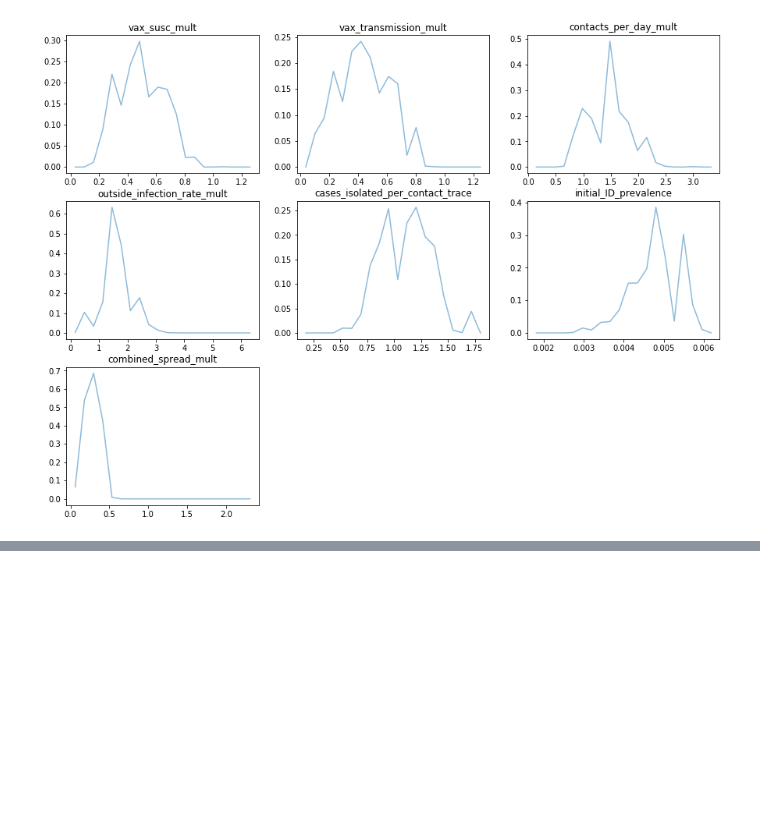
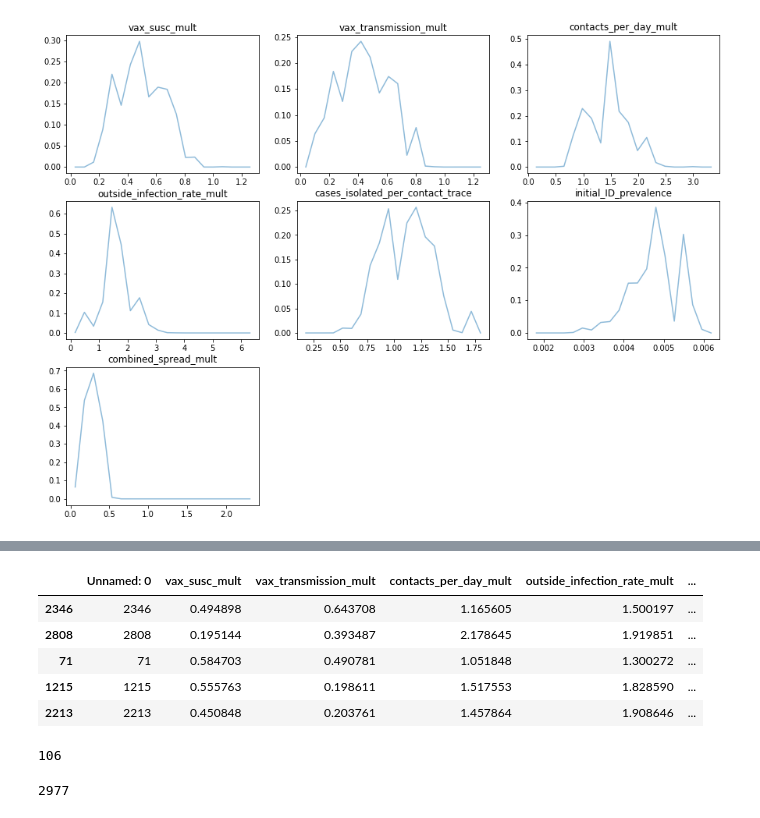
Before and after one commit to peter-i-frazier/group-testing, a Jupyter notebook: notebooks/vax_sims/fall_2021_data_analysis_v4_log_normal_likelihoods.ipynb, the cells around one changed output, grey strips where cells are left out. Saved outputs shown, nothing was run; the diff lists cells and outputs as text; code cells hidden in the pictures; blank space fills up the shorter version.

Commit message:
add code updates for posterior analysis from last week

```diff
--- a/notebooks/vax_sims/fall_2021_data_analysis_v4_log_normal_likelihoods.ipynb
+++ b/notebooks/vax_sims/fall_2021_data_analysis_v4_log_normal_likelihoods.ipynb
@@ -387,0 +405,16 @@ for idx, param in enumerate(UNCERTAINTY_PARAMS[:-2] + ['combined_spread_mult']):
+# %%
+from launch_fall_2021_posterior_sims_whale import load_posterior_df
+best_points_df = load_posterior_df()
+best_points_df.head()
+# %% [output]
+|  | Unnamed: 0 | vax_susc_mult | vax_transmission_mult | contacts_per_day_mult | outside_infection_rate_mult | ... |
+| 2346 | 2346 | 0.494898 | 0.643708 | 1.165605 | 1.500197 | ... |
+| 2808 | 2808 | 0.195144 | 0.393487 | 2.178645 | 1.919851 | ... |
+| 71 | 71 | 0.584703 | 0.490781 | 1.051848 | 1.300272 | ... |
+| 1215 | 1215 | 0.555763 | 0.198611 | 1.517553 | 1.828590 | ... |
+| 2213 | 2213 | 0.450848 | 0.203761 | 1.457864 | 1.908646 | ... |
+# %%
+best_point_idxs = set(best_points_df['Unnamed: 0'])
+len(best_point_idxs)
+# %% [output]
+106
@@ -387,0 +427,4 @@ for idx, param in enumerate(UNCERTAINTY_PARAMS[:-2] + ['combined_spread_mult']):
+# %%
+len(all_point_paths)
+# %% [output]
+2977
```
Also changed, not shown: parts of 18 cells of this notebook, 10 other files.
